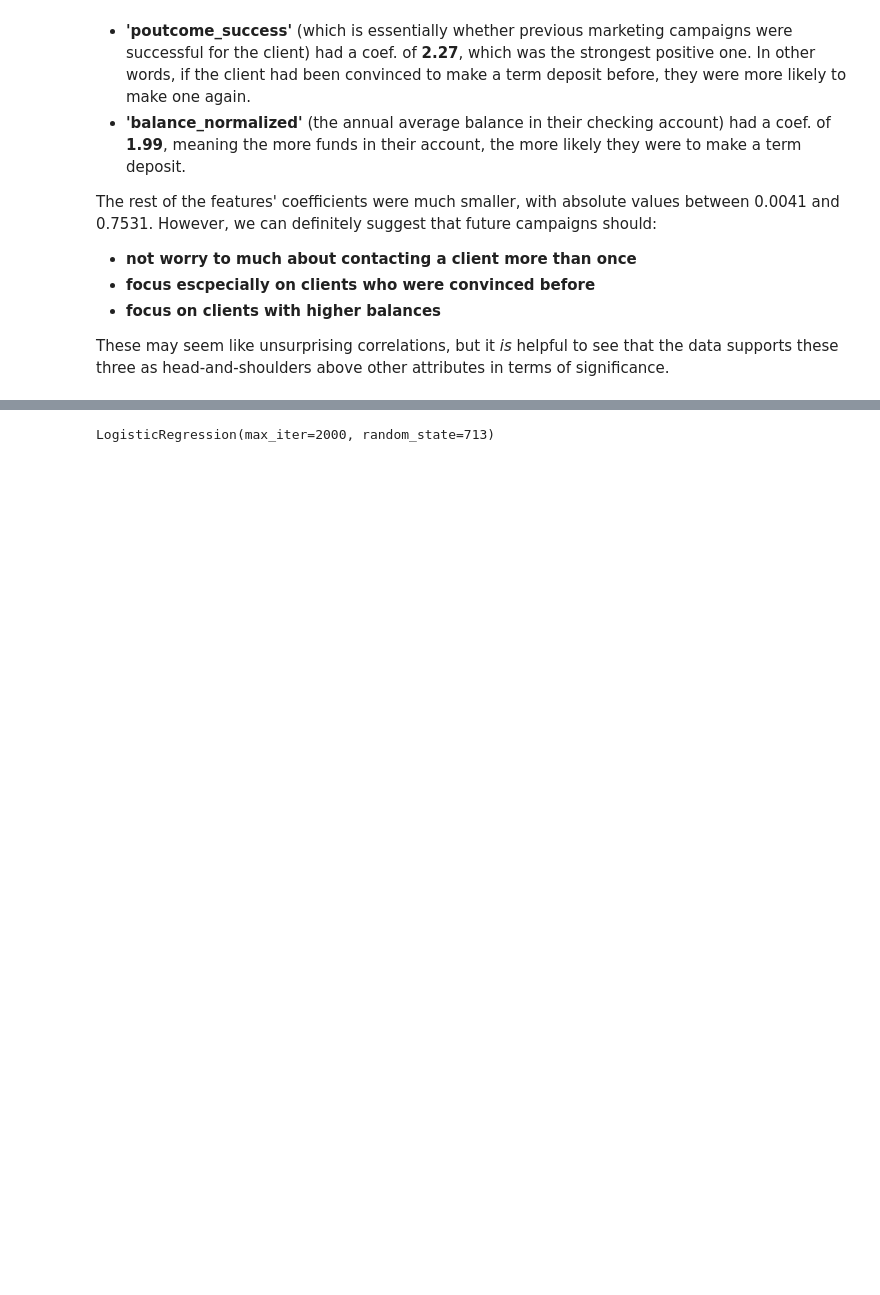
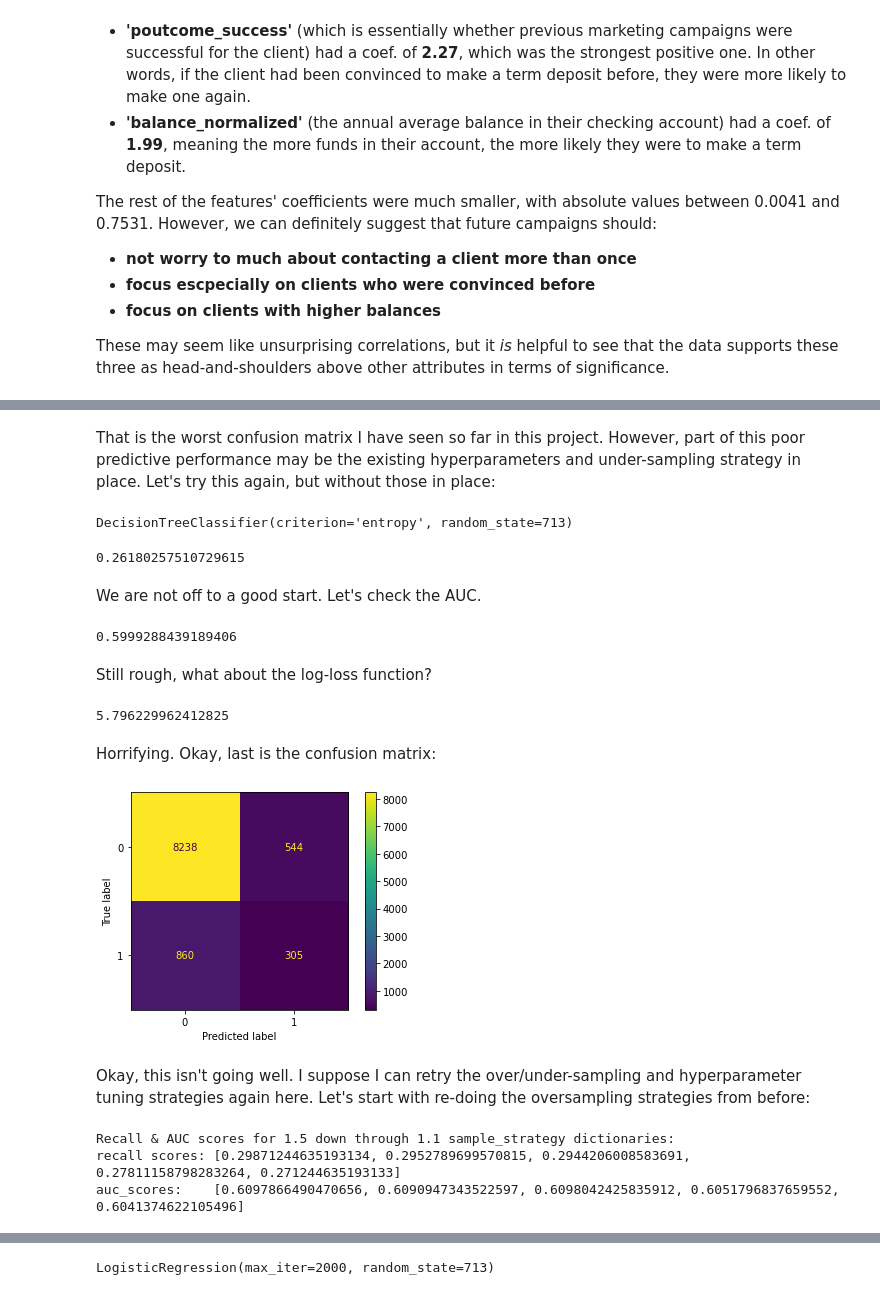
Before and after one commit to joeldmott/bank_marketing_classification_project, a Jupyter notebook: project_notebook.ipynb, the cells around one changed output, grey strips where cells are left out. Saved outputs shown, nothing was run; the diff lists cells and outputs as text; code cells hidden in the pictures; blank space fills up the shorter version.

```diff
--- a/project_notebook.ipynb
+++ b/project_notebook.ipynb
@@ -1393,0 +1558,44 @@ These may seem like unsurprising correlations, but it *is* helpful to see that t
+# %% [markdown]
+That is the worst confusion matrix I have seen so far in this project. However, part of this poor predictive performance may be the existing hyperparameters and under-sampling strategy in place. Let's try this again, but without those in place:
+# %%
+#removing the undersampling strategy from X_train, but keeping just the wanted columns in place
+X_train_preprocessed_pruned_features = X_train_preprocessed[['campaign', 'poutcome_success',
+                                                                     'balance', 'housing_1', 'loan_1']]
+#fit the optimized decision tree model
+clf_pruned = DecisionTreeClassifier(criterion='entropy', random_state=713)
+clf_pruned.fit(X_train_preprocessed_pruned_features, y_train)
+# %% [output]
+DecisionTreeClassifier(criterion='entropy', random_state=713)
+# %%
+#pruning X_test accordingly
+X_test_preprocessed_pruned_features = X_test_preprocessed[['campaign', 'poutcome_success',
+                                                                     'balance', 'housing_1', 'loan_1']]
+#making predictions
+y_pred_test_pruned = clf_pruned.predict(X_test_preprocessed_pruned_features)
+#recall score
+recall_score(y_test, y_pred_test_pruned)
+# %% [output]
+0.26180257510729615
+# %% [markdown]
+We are not off to a good start. Let's check the AUC.
+# %%
+fpr, tpr, thresholds = roc_curve(y_test, y_pred_test_pruned)
+auc(fpr, tpr)
+# %% [output]
+0.5999288439189406
+# %% [markdown]
+Still rough, what about the log-loss function?
+# %%
+clf_pruned_neg_log_loss_cv = cross_val_score(clf_pruned, X_test_preprocessed_pruned_features, y_test, scoring='neg_log_loss')
+clf_pruned_log_loss = -(clf_pruned_neg_log_loss_cv.mean())
+clf_pruned_log_loss
+# %% [output]
+5.796229962412825
+# %% [markdown]
+Horrifying. Okay, last is the confusion matrix:
+# %%
+ConfusionMatrixDisplay.from_predictions(y_test, y_pred_test_pruned);
+# %% [output]
+[figure, added]
+# %% [markdown]
+Okay, this isn't going well. I suppose I can retry the over/under-sampling and hyperparameter tuning strategies again here. Let's start with re-doing the oversampling strategies from before:
@@ -1393,0 +1604,28 @@ These may seem like unsurprising correlations, but it *is* helpful to see that t
+# %%
+recall_scores = []
+auc_scores = []
+
+sampling_strategies = sampling_strategies
+for i in sampling_strategies:
+    # define oversampling strategy
+    oversample = RandomOverSampler(random_state=713, sampling_strategy=i)
+    # fit and apply the transform
+    X_train_preprocessed_over, y_train_over = oversample.fit_resample(X_train_preprocessed_pruned_features, y_train)
+    #instantiate & fit the model to X_over & y_over
+    clf_oversample_float = DecisionTreeClassifier(criterion='entropy', random_state=713)
+    clf_oversample_float.fit(X_train_preprocessed_over, y_train_over)
+    #make predictions for our evaluation metrics
+    y_pred_test_over = clf_oversample_float.predict(X_test_preprocessed_pruned_features)
+    #find & append recall scores
+    recall_scores.append(recall_score(y_test, y_pred_test_over))
+    #find & append auc scores
+    fpr, tpr, thresholds = roc_curve(y_test, y_pred_test_over)
+    auc_scores.append(auc(fpr, tpr))
+
+print("Recall & AUC scores for 1.5 down through 1.1 sample_strategy dictionaries:")
+print("recall scores:", recall_scores)
+print("auc_scores:   ", auc_scores)
+# %% [output]
+Recall & AUC scores for 1.5 down through 1.1 sample_strategy dictionaries:
+recall scores: [0.29871244635193134, 0.2952789699570815, 0.2944206008583691, 0.27811158798283264, 0.271244635193133]
+auc_scores:    [0.6097866490470656, 0.6090947343522597, 0.6098042425835912, 0.6051796837659552, 0.6041374622105496]
```
Also changed, not shown: parts of 34 cells of this notebook.
